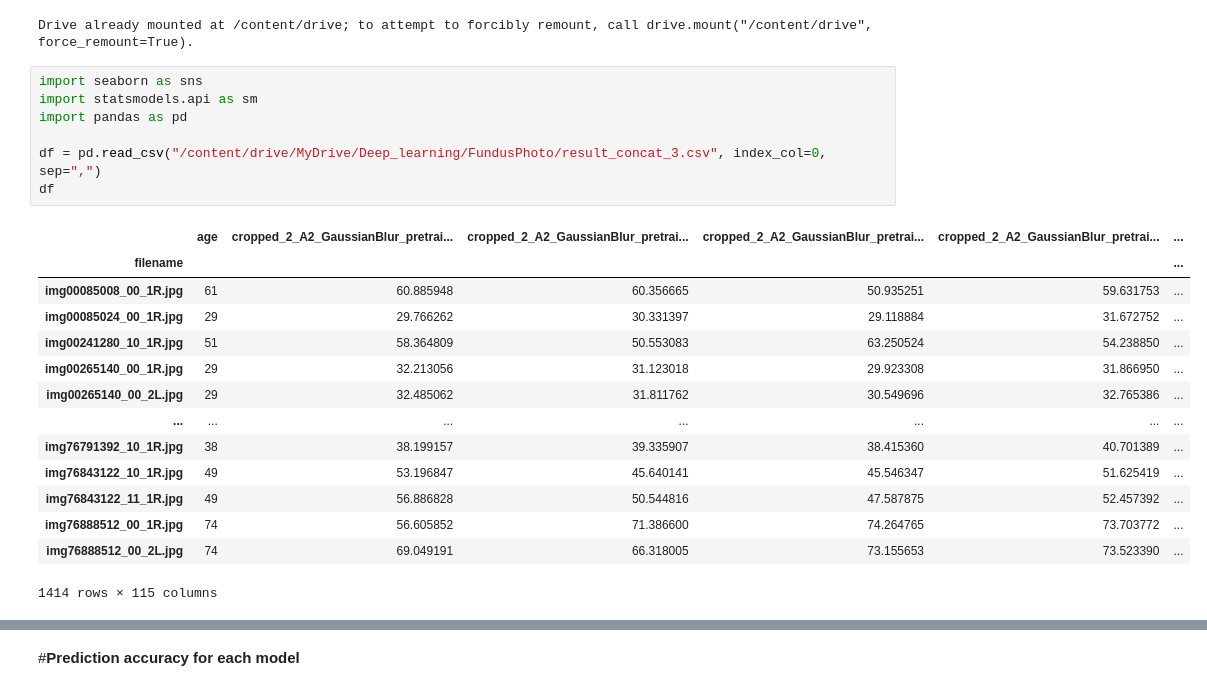
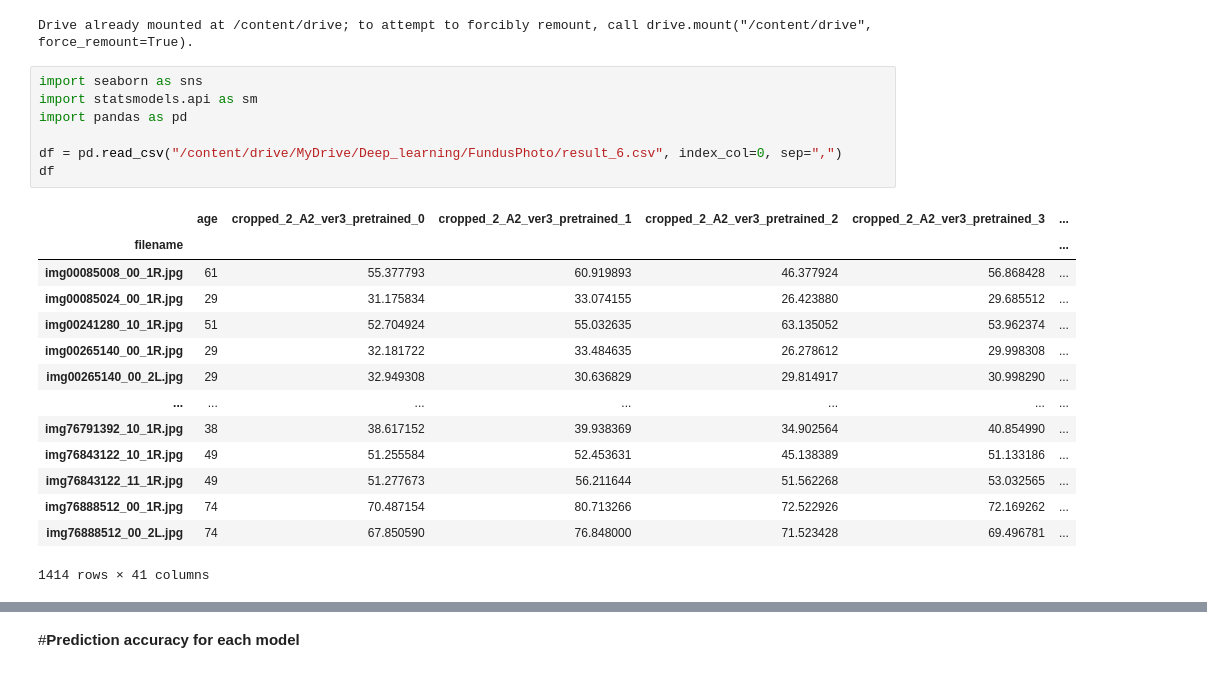
Before and after one commit to ykitaguchi77/FundusPhoto, a Jupyter notebook: RandomForest_and_XGBoost_1.21.ipynb, the cells around one changed output, grey strips where cells are left out. Saved outputs shown, nothing was run; the diff lists cells and outputs as text.

```diff
--- a/RandomForest_and_XGBoost_1.21.ipynb
+++ b/RandomForest_and_XGBoost_1.21.ipynb
@@ -9,25 +9,25 @@ Drive already mounted at /content/drive; to attempt to forcibly remount, call dr
 # %%
 import seaborn as sns
 import statsmodels.api as sm
 import pandas as pd
 
-df = pd.read_csv("/content/drive/MyDrive/Deep_learning/FundusPhoto/result_concat_3.csv", index_col=0, sep=",")
+df = pd.read_csv("/content/drive/MyDrive/Deep_learning/FundusPhoto/result_6.csv", index_col=0, sep=",")
 df
 # %% [output]
-|  | age | cropped_2_A2_GaussianBlur_pretrai... | cropped_2_A2_GaussianBlur_pretrai... | cropped_2_A2_GaussianBlur_pretrai... | cropped_2_A2_GaussianBlur_pretrai... | ... |
+|  | age | cropped_2_A2_ver3_pretrained_0 | cropped_2_A2_ver3_pretrained_1 | cropped_2_A2_ver3_pretrained_2 | cropped_2_A2_ver3_pretrained_3 | ... |
 | filename |  |  |  |  |  | ... |
-| img00085008_00_1R.jpg | 61 | 60.885948 | 60.356665 | 50.935251 | 59.631753 | ... |
-| img00085024_00_1R.jpg | 29 | 29.766262 | 30.331397 | 29.118884 | 31.672752 | ... |
-| img00241280_10_1R.jpg | 51 | 58.364809 | 50.553083 | 63.250524 | 54.238850 | ... |
-| img00265140_00_1R.jpg | 29 | 32.213056 | 31.123018 | 29.923308 | 31.866950 | ... |
-| img00265140_00_2L.jpg | 29 | 32.485062 | 31.811762 | 30.549696 | 32.765386 | ... |
+| img00085008_00_1R.jpg | 61 | 55.377793 | 60.919893 | 46.377924 | 56.868428 | ... |
+| img00085024_00_1R.jpg | 29 | 31.175834 | 33.074155 | 26.423880 | 29.685512 | ... |
+| img00241280_10_1R.jpg | 51 | 52.704924 | 55.032635 | 63.135052 | 53.962374 | ... |
+| img00265140_00_1R.jpg | 29 | 32.181722 | 33.484635 | 26.278612 | 29.998308 | ... |
+| img00265140_00_2L.jpg | 29 | 32.949308 | 30.636829 | 29.814917 | 30.998290 | ... |
 | ... | ... | ... | ... | ... | ... | ... |
-| img76791392_10_1R.jpg | 38 | 38.199157 | 39.335907 | 38.415360 | 40.701389 | ... |
-| img76843122_10_1R.jpg | 49 | 53.196847 | 45.640141 | 45.546347 | 51.625419 | ... |
-| img76843122_11_1R.jpg | 49 | 56.886828 | 50.544816 | 47.587875 | 52.457392 | ... |
-| img76888512_00_1R.jpg | 74 | 56.605852 | 71.386600 | 74.264765 | 73.703772 | ... |
-| img76888512_00_2L.jpg | 74 | 69.049191 | 66.318005 | 73.155653 | 73.523390 | ... |
+| img76791392_10_1R.jpg | 38 | 38.617152 | 39.938369 | 34.902564 | 40.854990 | ... |
+| img76843122_10_1R.jpg | 49 | 51.255584 | 52.453631 | 45.138389 | 51.133186 | ... |
+| img76843122_11_1R.jpg | 49 | 51.277673 | 56.211644 | 51.562268 | 53.032565 | ... |
+| img76888512_00_1R.jpg | 74 | 70.487154 | 80.713266 | 72.522926 | 72.169262 | ... |
+| img76888512_00_2L.jpg | 74 | 67.850590 | 76.848000 | 71.523428 | 69.496781 | ... |
-1414 rows × 115 columns
+1414 rows × 41 columns
 # %%
 import seaborn as sns
 import statsmodels.api as sm
```
Also changed, not shown: parts of 7 cells of this notebook.
